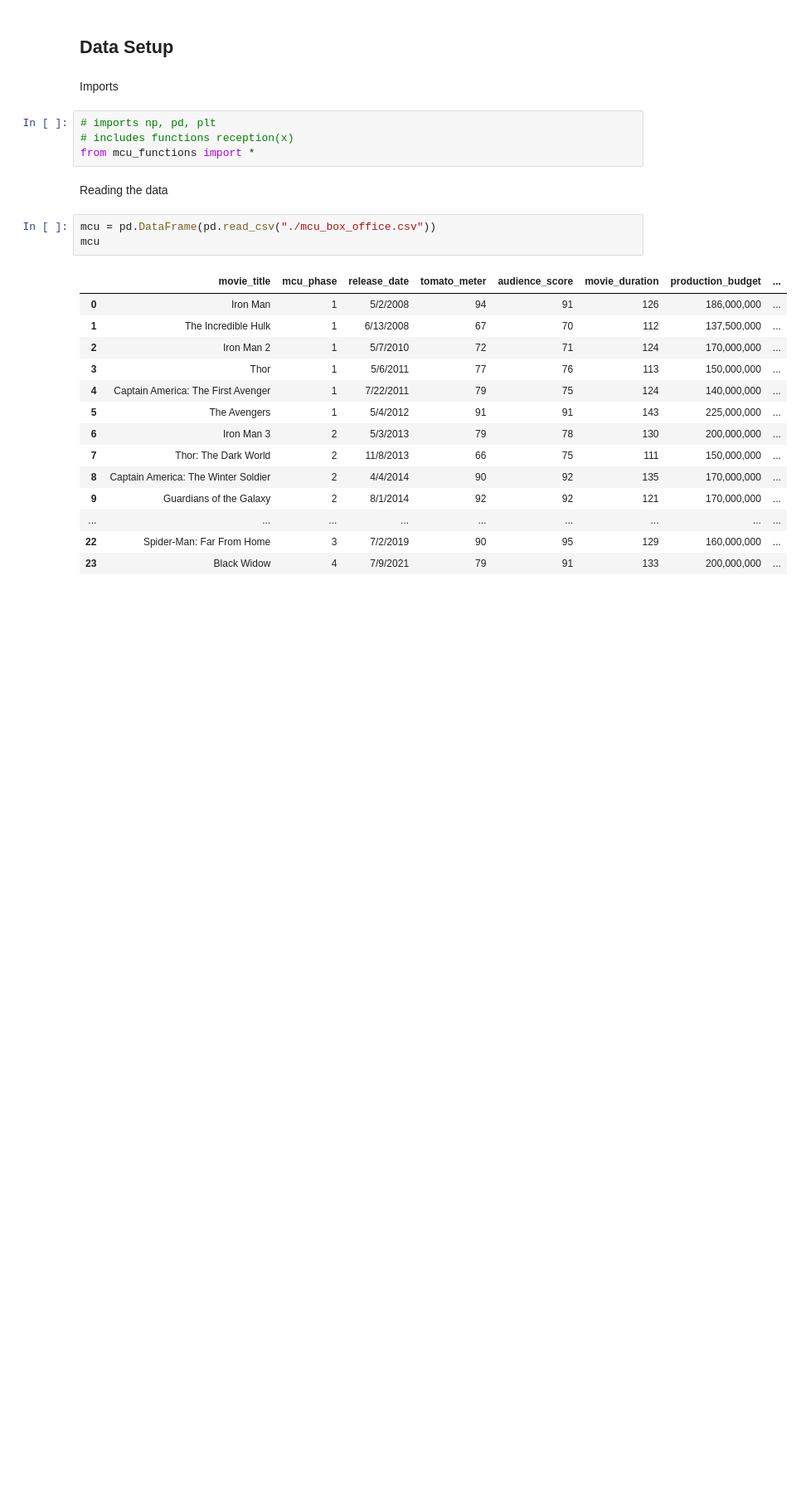
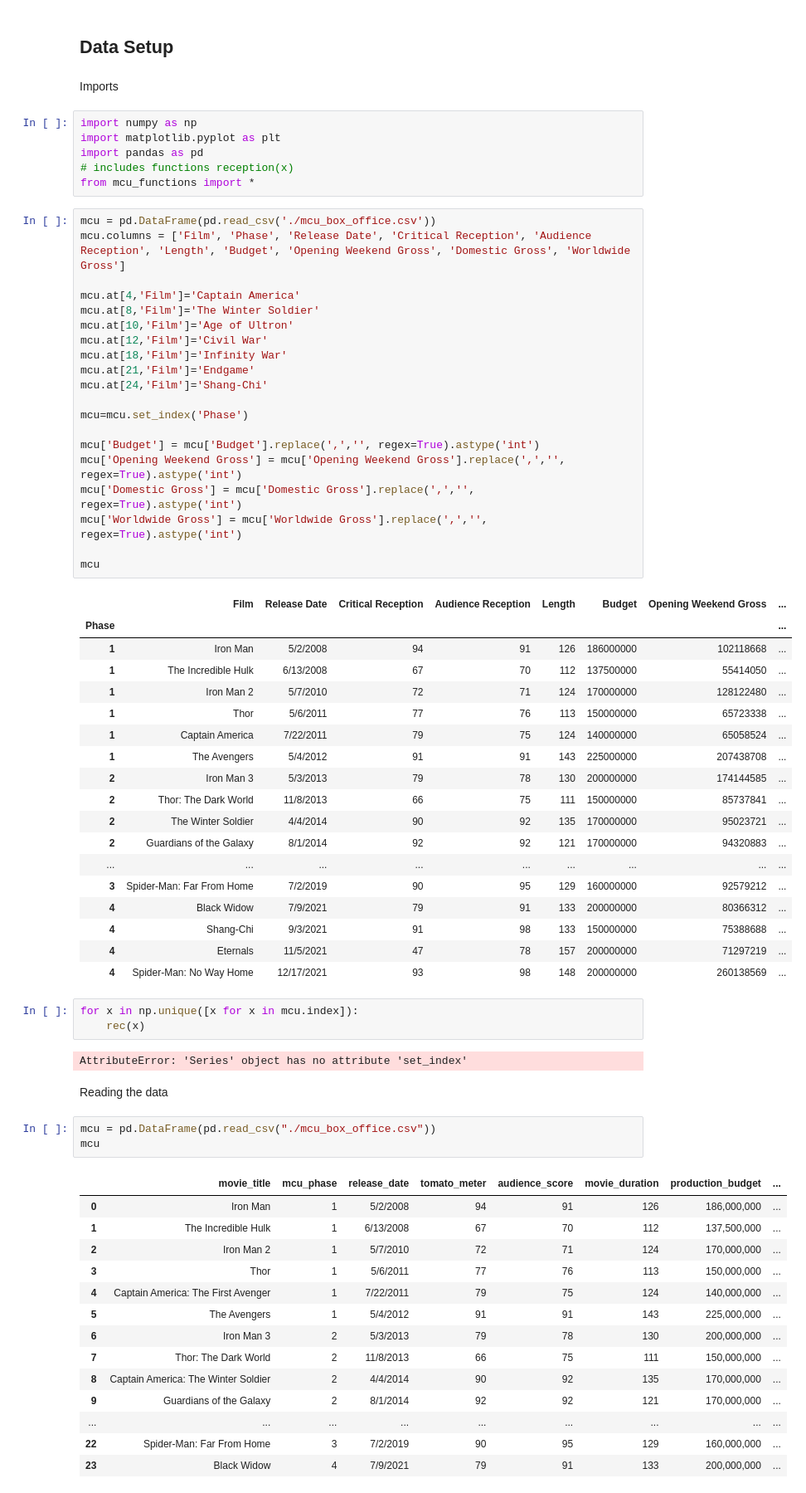
Before and after one commit to zsbrown97/Datasets, a Jupyter notebook: MCU/MCU.ipynb, the cells around one changed output. Shown at 83% size. Cells and saved outputs as stored; diff of their text form; blank space fills up the shorter version.

```diff
--- a/MCU/MCU.ipynb
+++ b/MCU/MCU.ipynb
@@ -3,9 +3,55 @@
 # %% [markdown]
 Imports
 # %%
-# imports np, pd, plt
+import numpy as np
+import matplotlib.pyplot as plt
+import pandas as pd
 # includes functions reception(x)
 from mcu_functions import *
+# %%
+mcu = pd.DataFrame(pd.read_csv('./mcu_box_office.csv'))
+mcu.columns = ['Film', 'Phase', 'Release Date', 'Critical Reception', 'Audience Reception', 'Length', 'Budget', 'Opening Weekend Gross', 'Domestic Gross', 'Worldwide Gross']
+
+mcu.at[4,'Film']='Captain America'
+mcu.at[8,'Film']='The Winter Soldier'
+mcu.at[10,'Film']='Age of Ultron'
+mcu.at[12,'Film']='Civil War'
+mcu.at[18,'Film']='Infinity War'
+mcu.at[21,'Film']='Endgame'
+mcu.at[24,'Film']='Shang-Chi'
+
+mcu=mcu.set_index('Phase')
+
+mcu['Budget'] = mcu['Budget'].replace(',','', regex=True).astype('int')
+mcu['Opening Weekend Gross'] = mcu['Opening Weekend Gross'].replace(',','', regex=True).astype('int')
+mcu['Domestic Gross'] = mcu['Domestic Gross'].replace(',','', regex=True).astype('int')
+mcu['Worldwide Gross'] = mcu['Worldwide Gross'].replace(',','', regex=True).astype('int')
+
+mcu
+# %% [output]
+|  | Film | Release Date | Critical Reception | Audience Reception | Length | Budget | Opening Weekend Gross | ... |
+| Phase |  |  |  |  |  |  |  | ... |
+| 1 | Iron Man | 5/2/2008 | 94 | 91 | 126 | 186000000 | 102118668 | ... |
+| 1 | The Incredible Hulk | 6/13/2008 | 67 | 70 | 112 | 137500000 | 55414050 | ... |
+| 1 | Iron Man 2 | 5/7/2010 | 72 | 71 | 124 | 170000000 | 128122480 | ... |
+| 1 | Thor | 5/6/2011 | 77 | 76 | 113 | 150000000 | 65723338 | ... |
+| 1 | Captain America | 7/22/2011 | 79 | 75 | 124 | 140000000 | 65058524 | ... |
+| 1 | The Avengers | 5/4/2012 | 91 | 91 | 143 | 225000000 | 207438708 | ... |
+| 2 | Iron Man 3 | 5/3/2013 | 79 | 78 | 130 | 200000000 | 174144585 | ... |
+| 2 | Thor: The Dark World | 11/8/2013 | 66 | 75 | 111 | 150000000 | 85737841 | ... |
+| 2 | The Winter Soldier | 4/4/2014 | 90 | 92 | 135 | 170000000 | 95023721 | ... |
+| 2 | Guardians of the Galaxy | 8/1/2014 | 92 | 92 | 121 | 170000000 | 94320883 | ... |
+| ... | ... | ... | ... | ... | ... | ... | ... | ... |
+| 3 | Spider-Man: Far From Home | 7/2/2019 | 90 | 95 | 129 | 160000000 | 92579212 | ... |
+| 4 | Black Widow | 7/9/2021 | 79 | 91 | 133 | 200000000 | 80366312 | ... |
+| 4 | Shang-Chi | 9/3/2021 | 91 | 98 | 133 | 150000000 | 75388688 | ... |
+| 4 | Eternals | 11/5/2021 | 47 | 78 | 157 | 200000000 | 71297219 | ... |
+| 4 | Spider-Man: No Way Home | 12/17/2021 | 93 | 98 | 148 | 200000000 | 260138569 | ... |
+# %%
+for x in np.unique([x for x in mcu.index]):
+    rec(x)
+# %% [output]
+AttributeError: 'Series' object has no attribute 'set_index'
 # %% [markdown]
 Reading the data
 # %%
```
Also changed, not shown: parts of 4 cells of this notebook, 2 other files.
